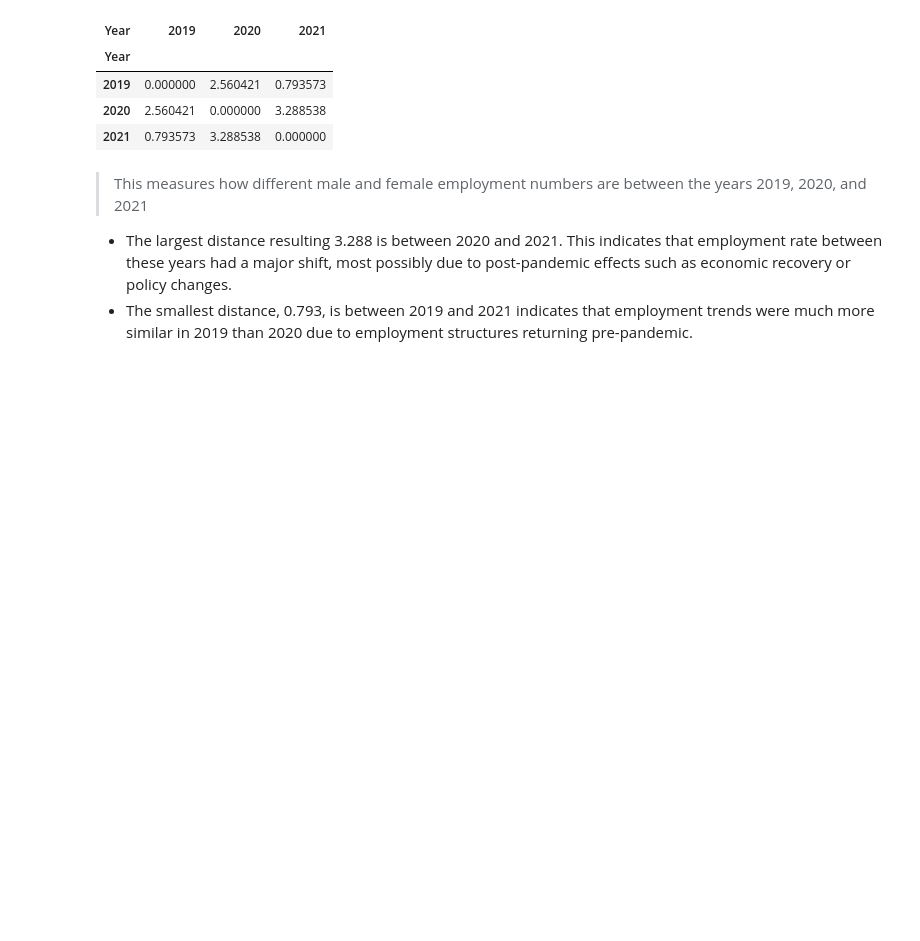
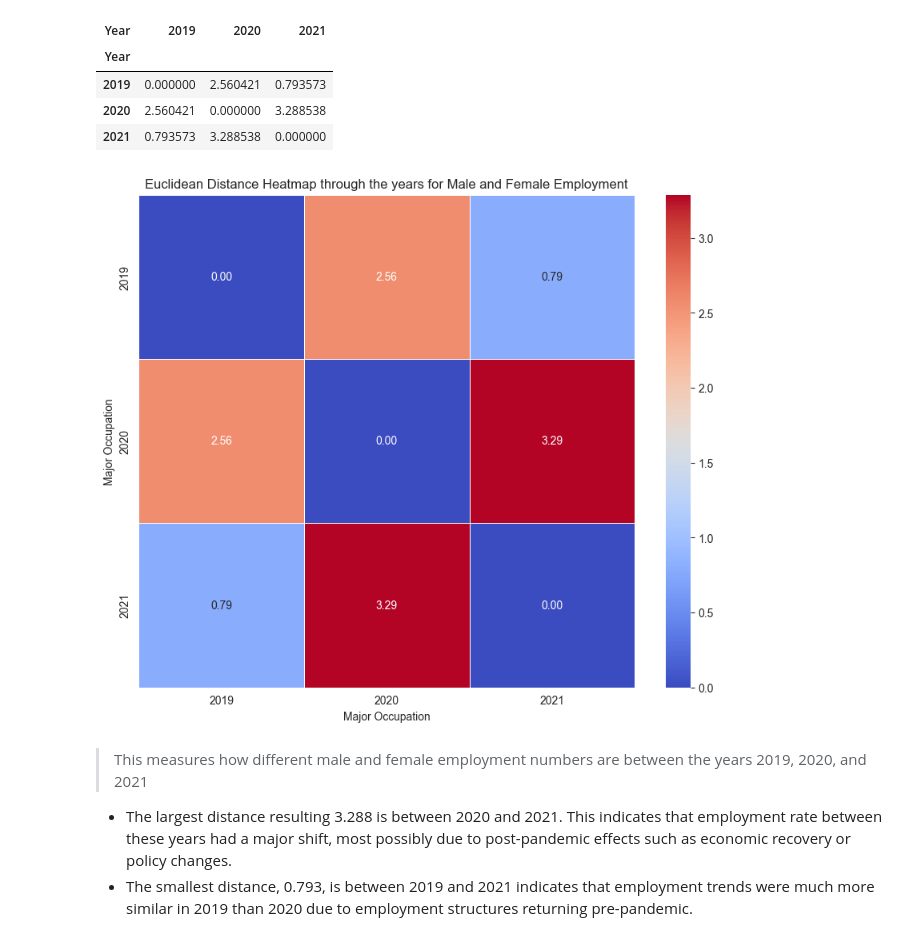
Before and after one commit to hotline8ling/Data-Mining-on-Employed-Persons-by-Major-Occupation-by-Region-by-Sex-in-the-Philippines, a Jupyter notebook: Test_Clean.ipynb, the cells around one changed output. Drawn from its saved outputs; the diff is of its cells as text; code cells hidden in the pictures; blank space fills up the shorter version.

```diff
--- a/Test_Clean.ipynb
+++ b/Test_Clean.ipynb
@@ -1620,20 +1619,33 @@ year_df = df.groupby('Year')[['Female', 'Male']].sum()
 
 # Scale the 'Female' and 'Male' columns
 scaler = StandardScaler()
-employment_data_scaled = scaler.fit_transform(year_df)
+employment_data_scaled_year = scaler.fit_transform(year_df)
 
 # Compute the Euclidean distance matrix on scaled data
-euclidean_dist_scaled = pairwise_distances(employment_data_scaled, metric='euclidean')
+euclidean_dist_scaled = pairwise_distances(employment_data_scaled_year, metric='euclidean')
 
-euclidean_df_scaled = pd.DataFrame(euclidean_dist_scaled, index=year_df.index, columns=year_df.index)
+euclidean_df_scaled_year = pd.DataFrame(euclidean_dist_scaled, index=year_df.index, columns=year_df.index)
 
-euclidean_df_scaled
+euclidean_df_scaled_year
 # %% [output]
 | Year | 2019 | 2020 | 2021 |
 | Year |  |  |  |
 | 2019 | 0.000000 | 2.560421 | 0.793573 |
 | 2020 | 2.560421 | 0.000000 | 3.288538 |
 | 2021 | 0.793573 | 3.288538 | 0.000000 |
+# %%
+# Create heatmap
+plt.figure(figsize=(10, 8))
+
+sns.heatmap(euclidean_df_scaled_year, cmap="coolwarm", annot=True, fmt=".2f", linewidths=0.5)
+
+plt.title("Euclidean Distance Heatmap through the years for Male and Female Employment")
+plt.xlabel("Major Occupation")
+plt.ylabel("Major Occupation")
+
+plt.show()
+# %% [output]
+[figure, added]
 # %% [markdown]
 > This measures how different male and female employment numbers are between the years 2019, 2020, and 2021
 
```
Also changed, not shown: parts of 16 cells of this notebook, 1 other file.
